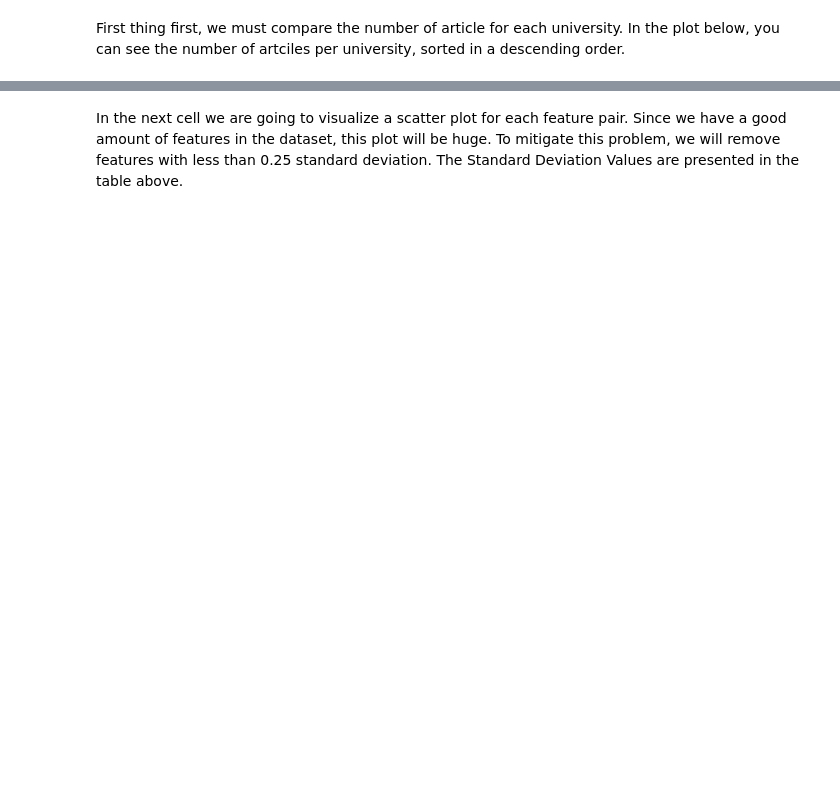
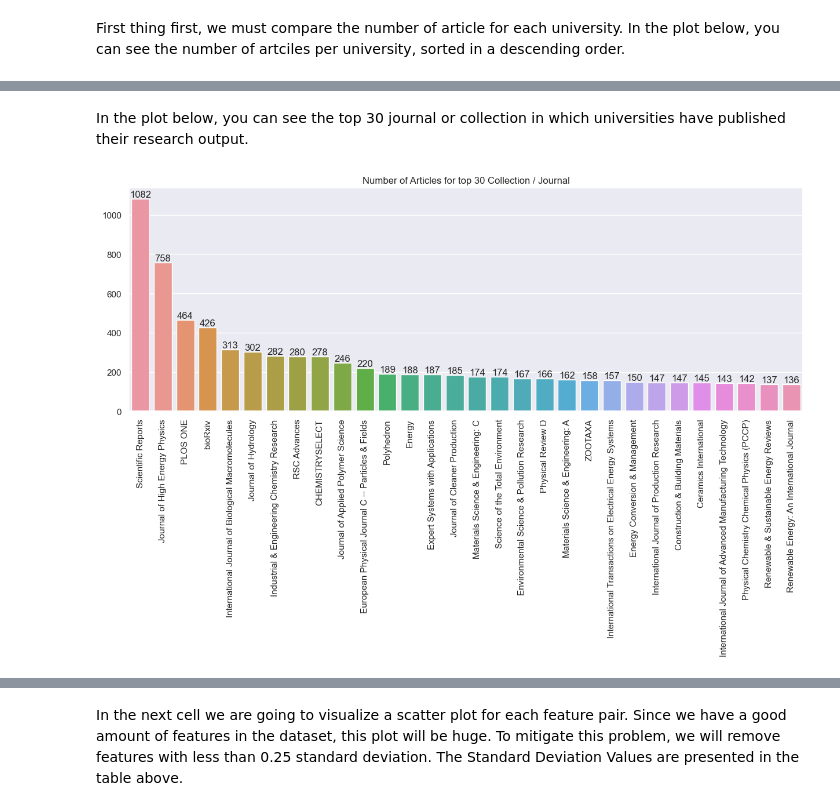
Before and after one commit to SimplyRamin/AlMetric-Research-Paper, a Jupyter notebook: EDA V1.0.ipynb, the cells around one changed output, grey strips where cells are left out. Drawn from its saved outputs; the diff is of its cells as text; code cells hidden in the pictures; blank space fills up the shorter version.

```diff
--- a/EDA V1.0.ipynb
+++ b/EDA V1.0.ipynb
@@ -107,0 +107,13 @@ plt.show()
+# %% [markdown]
+In the plot below, you can see the top 30 journal or collection in which universities have published their research output.
+# %%
+x = list(df['Journal/Collection_Title'].value_counts().head(30).index)
+y = list(df['Journal/Collection_Title'].value_counts().head(30))
+plt.figure(figsize=(15, 5))
+ax = sns.barplot(x=x, y=y)
+ax.bar_label(ax.containers[0])
+plt.title('Number of Articles for top 30 Collection / Journal')
+plt.xticks(rotation=90)
+plt.show()
+# %% [output]
+[figure, added]
```
Also changed, not shown: parts of 9 cells of this notebook, 1 other file.
